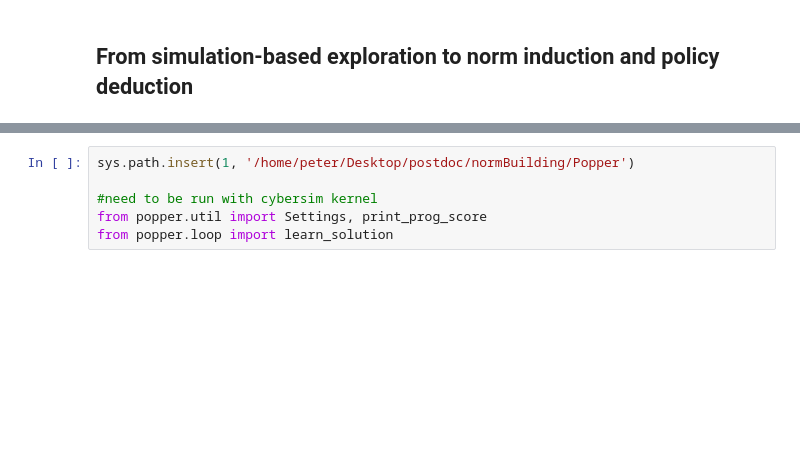
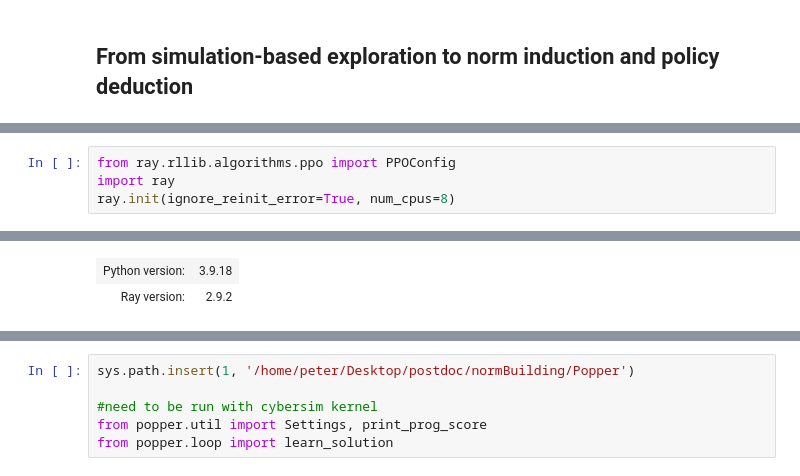
Before and after one commit to fratric/Rules2Lab, a Jupyter notebook: benchmarks/dataSharing/baseToy.ipynb, the cells around one changed output, grey strips where cells are left out. Saved outputs shown, nothing was run; the diff lists cells and outputs as text; blank space fills up the shorter version.

```diff
--- a/benchmarks/dataSharing/baseToy.ipynb
+++ b/benchmarks/dataSharing/baseToy.ipynb
@@ -172,0 +188,5 @@ for id, traj in normExplorer.instances.items():
+# %%
+from ray.rllib.algorithms.ppo import PPOConfig
+import ray
+ray.init(ignore_reinit_error=True, num_cpus=8)
+# %% [output]
@@ -172,0 +194,2 @@ for id, traj in normExplorer.instances.items():
+| Python version: | 3.9.18 |
+| Ray version: | 2.9.2 |
```
Also changed, not shown: parts of 28 cells of this notebook, 21 other files.
